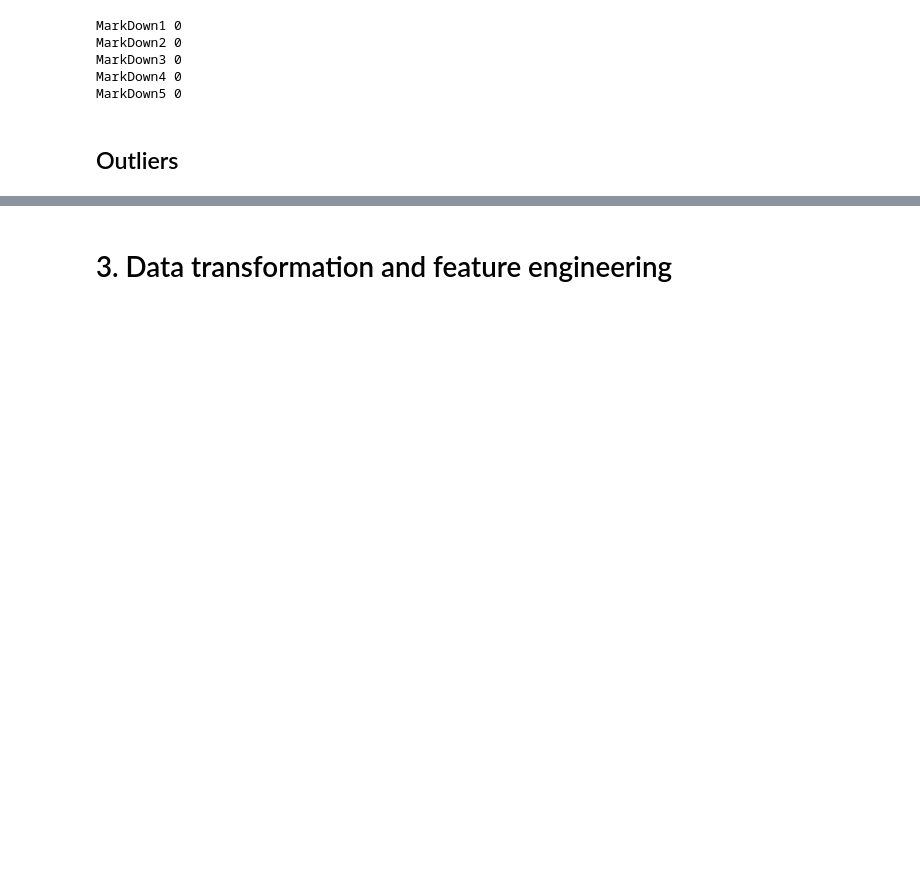
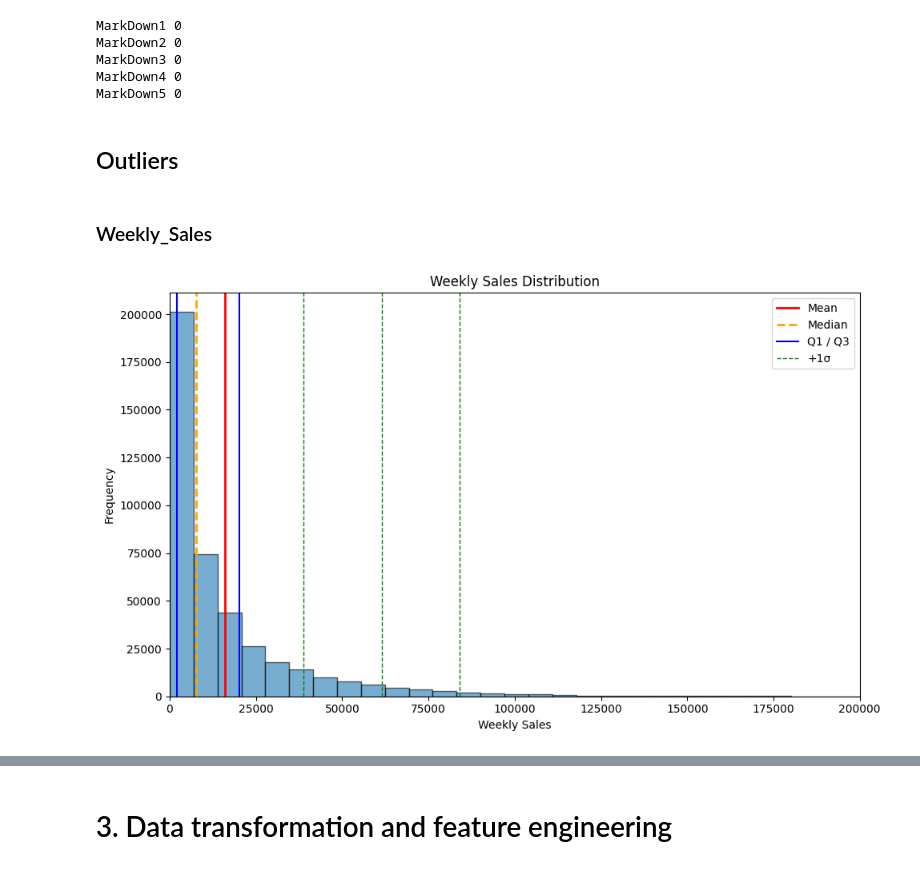
Before and after one commit to CoMa95/Retail-Sales-Analytics, a Jupyter notebook: jupyter_notebooks/project_workbook.ipynb, the cells around one changed output, grey strips where cells are left out. Cells and saved outputs as stored; diff of their text form; code cells hidden in the pictures; blank space fills up the shorter version.

```diff
--- a/jupyter_notebooks/project_workbook.ipynb
+++ b/jupyter_notebooks/project_workbook.ipynb
@@ -462,8 +462,19 @@ The remaining ones will be replaced with the median of the store department.
 def impute_remaining_negatives(df, target_col):
     """
     This function replaces the remaining negatives with the medians of their respective store department.
+    NOTE: the logic does not work for groups (store+dept) where all entries are negative, those will be dropped altogether
     """
     df = df.copy()
+
+    # identify groups where all sales are negative
+    all_negative_groups = (
+        df.groupby(['Store','Dept'])['Weekly_Sales']
+        .transform(lambda x: (x < 0).all()))
+    # drop isolated negatives and all-negative groups
+    counts = df.groupby(['Store','Dept'])['Weekly_Sales'].transform('count')
+    drop_mask = ((df['Weekly_Sales'] < 0) & (counts == 1)) | all_negative_groups
+    df = df[~drop_mask].copy()
+
     # compute median per store–department using only nonnegative values
     medians = (
         df[df[target_col] >= 0]
@@ -557,3 +568,40 @@ MarkDown4 0
 MarkDown5 0
 # %% [markdown]
 ## Outliers
+# %% [markdown]
+### Weekly_Sales
+# %%
+# visualise the distrubtion of Weekly_Sale
+data = df['Weekly_Sales'].dropna()
+mean = data.mean()
+median = data.median()
+q1, q3 = np.percentile(data, [25, 75])
+std = data.std()
+
+plt.figure(figsize=(10,6))
+plt.hist(data, bins=100, alpha=0.6, edgecolor='black')
+plt.xlim(0, 200000)
+
+# mean
+plt.axvline(mean, color='red', linestyle='-', linewidth=2, label='Mean')
+
+# median
+plt.axvline(median, color='orange', linestyle='--', linewidth=2, label='Median')
+
+# IQR
+plt.axvline(q1, color='blue', linestyle='-', linewidth=1.5, label='Q1 / Q3')
+plt.axvline(q3, color='blue', linestyle='-', linewidth=1.5)
+
+# standard deviations
+for i in [1, 2, 3]:
+    plt.axvline(mean + i*std, color='green', linestyle='--', linewidth=1, label=f'+{i}σ' if i==1 else None)
+    plt.axvline(mean - i*std, color='green', linestyle='--', linewidth=1)
+
+plt.title('Weekly Sales Distribution')
+plt.xlabel('Weekly Sales')
+plt.ylabel('Frequency')
+plt.legend()
+plt.tight_layout()
+plt.show()
+# %% [output]
+[figure, added]
```
Also changed, not shown: parts of 4 cells of this notebook.
